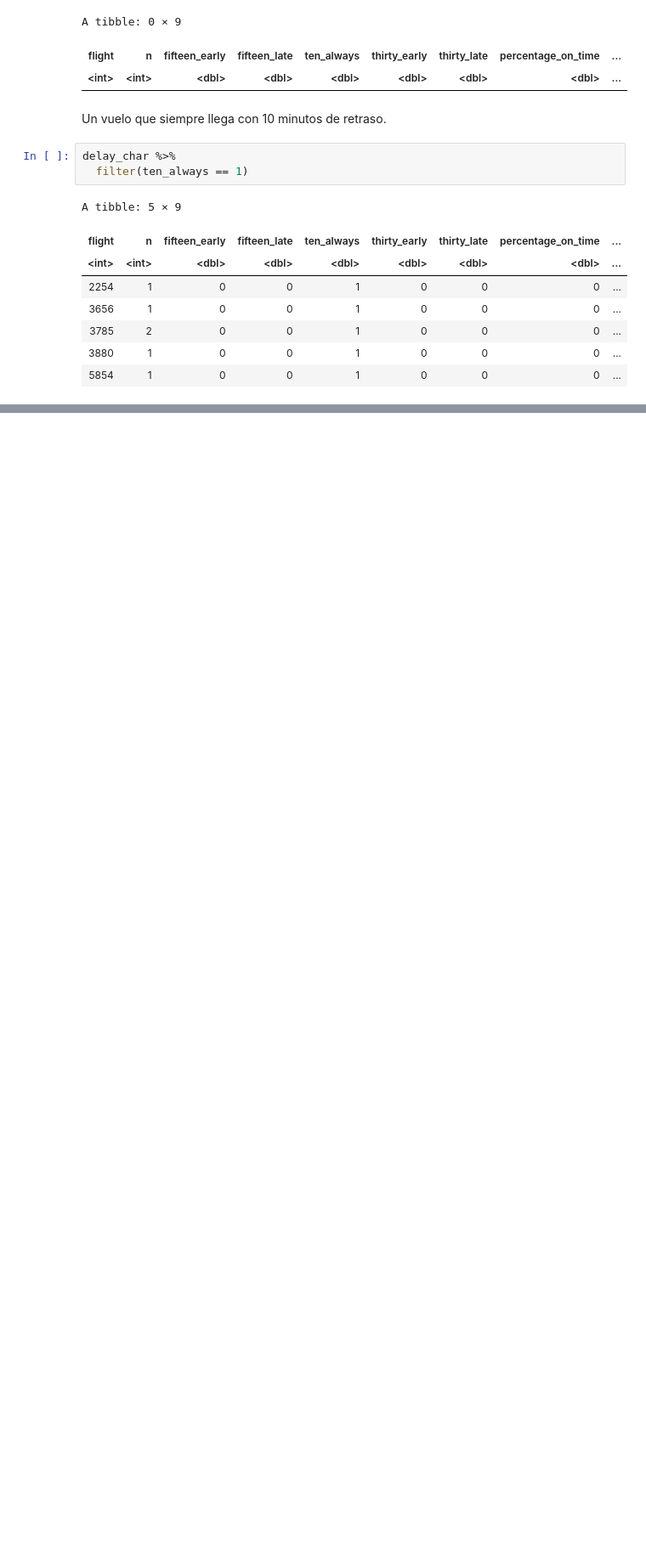
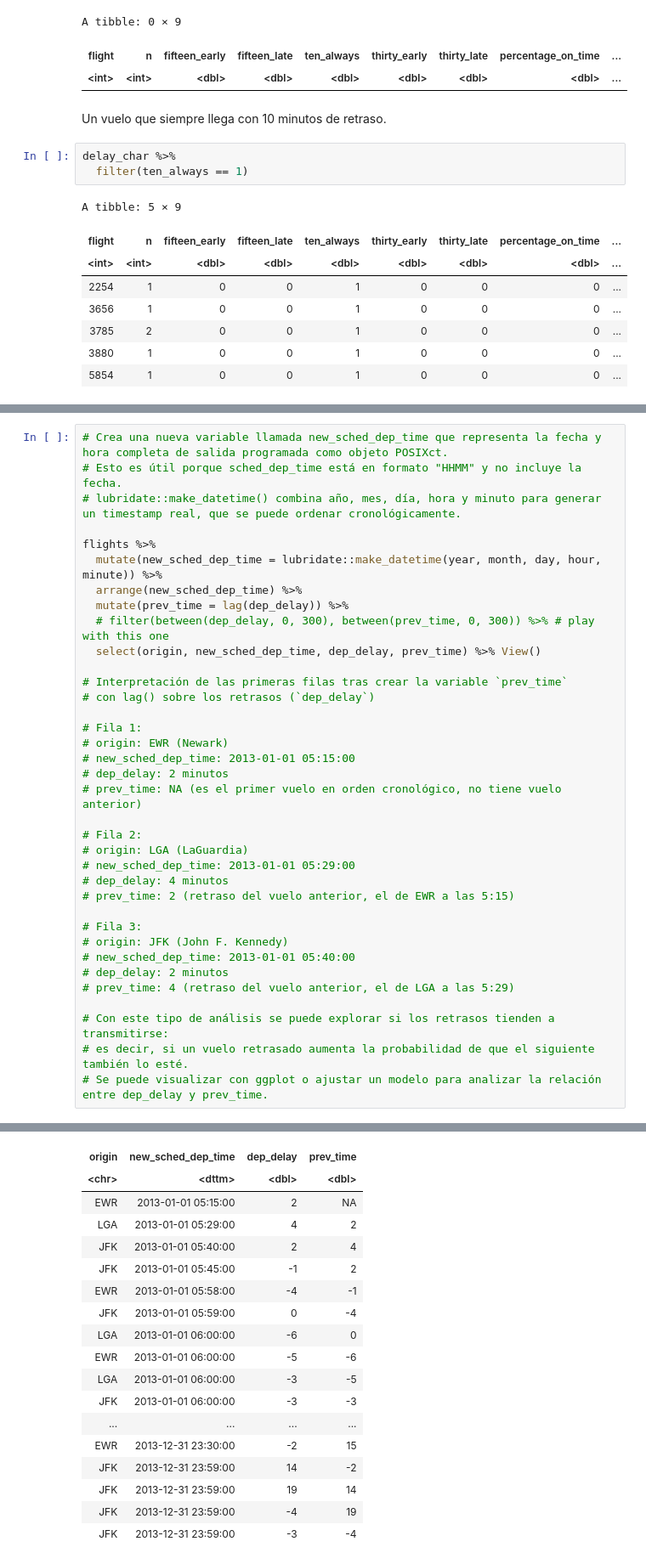
Before and after one commit to ednavivianasegura/ERAP_Curso_R, a Jupyter notebook: ERAP_R_Course.ipynb, the cells around one changed output, grey strips where cells are left out. Shown at 85% size. Cells and saved outputs as stored; diff of their text form; blank space fills up the shorter version.

```diff
--- a/ERAP_R_Course.ipynb
+++ b/ERAP_R_Course.ipynb
@@ -2346,0 +2495,37 @@ A tibble: 19 × 2
+# %%
+# Crea una nueva variable llamada new_sched_dep_time que representa la fecha y hora completa de salida programada como objeto POSIXct.
+# Esto es útil porque sched_dep_time está en formato "HHMM" y no incluye la fecha.
+# lubridate::make_datetime() combina año, mes, día, hora y minuto para generar un timestamp real, que se puede ordenar cronológicamente.
+
+flights %>%
+  mutate(new_sched_dep_time = lubridate::make_datetime(year, month, day, hour, minute)) %>%
+  arrange(new_sched_dep_time) %>%
+  mutate(prev_time = lag(dep_delay)) %>%
+  # filter(between(dep_delay, 0, 300), between(prev_time, 0, 300)) %>% # play with this one
+  select(origin, new_sched_dep_time, dep_delay, prev_time) %>% View()
+
+# Interpretación de las primeras filas tras crear la variable `prev_time`
+# con lag() sobre los retrasos (`dep_delay`)
+
+# Fila 1:
+# origin: EWR (Newark)
+# new_sched_dep_time: 2013-01-01 05:15:00
+# dep_delay: 2 minutos
+# prev_time: NA (es el primer vuelo en orden cronológico, no tiene vuelo anterior)
+
+# Fila 2:
+# origin: LGA (LaGuardia)
+# new_sched_dep_time: 2013-01-01 05:29:00
+# dep_delay: 4 minutos
+# prev_time: 2 (retraso del vuelo anterior, el de EWR a las 5:15)
+
+# Fila 3:
+# origin: JFK (John F. Kennedy)
+# new_sched_dep_time: 2013-01-01 05:40:00
+# dep_delay: 2 minutos
+# prev_time: 4 (retraso del vuelo anterior, el de LGA a las 5:29)
+
+# Con este tipo de análisis se puede explorar si los retrasos tienden a transmitirse:
+# es decir, si un vuelo retrasado aumenta la probabilidad de que el siguiente también lo esté.
+# Se puede visualizar con ggplot o ajustar un modelo para analizar la relación entre dep_delay y prev_time.
+# %% [output]
@@ -2346,0 +2533,18 @@ A tibble: 19 × 2
+| origin | new_sched_dep_time | dep_delay | prev_time |
+| <chr> | <dttm> | <dbl> | <dbl> |
+| EWR | 2013-01-01 05:15:00 | 2 | NA |
+| LGA | 2013-01-01 05:29:00 | 4 | 2 |
+| JFK | 2013-01-01 05:40:00 | 2 | 4 |
+| JFK | 2013-01-01 05:45:00 | -1 | 2 |
+| EWR | 2013-01-01 05:58:00 | -4 | -1 |
+| JFK | 2013-01-01 05:59:00 | 0 | -4 |
+| LGA | 2013-01-01 06:00:00 | -6 | 0 |
+| EWR | 2013-01-01 06:00:00 | -5 | -6 |
+| LGA | 2013-01-01 06:00:00 | -3 | -5 |
+| JFK | 2013-01-01 06:00:00 | -3 | -3 |
+| ... | ... | ... | ... |
+| EWR | 2013-12-31 23:30:00 | -2 | 15 |
+| JFK | 2013-12-31 23:59:00 | 14 | -2 |
+| JFK | 2013-12-31 23:59:00 | 19 | 14 |
+| JFK | 2013-12-31 23:59:00 | -4 | 19 |
+| JFK | 2013-12-31 23:59:00 | -3 | -4 |
```
Also changed, not shown: parts of 25 cells of this notebook.
